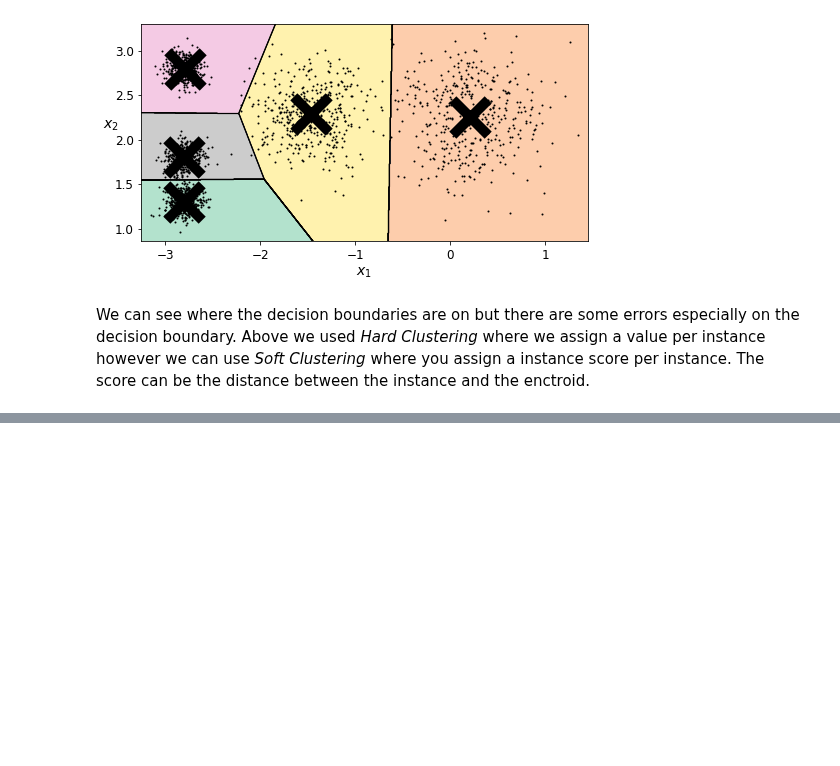
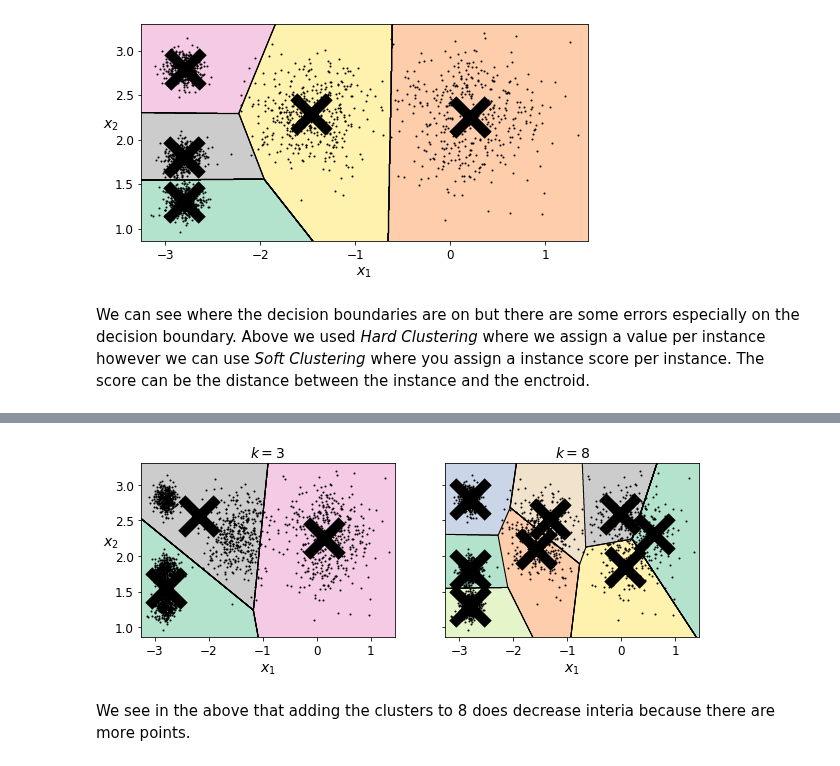
Before and after one commit to espanto28/handsonmlsklearnkerastf, a Jupyter notebook: Chapter9/Unsupervised Learning Techniques.ipynb, the cells around one changed output, grey strips where cells are left out. Cells and saved outputs as stored; diff of their text form; code cells hidden in the pictures; blank space fills up the shorter version.

```diff
--- a/Chapter9/Unsupervised Learning Techniques.ipynb
+++ b/Chapter9/Unsupervised Learning Techniques.ipynb
@@ -222,0 +340,5 @@ We can see where the decision boundaries are on but there are some errors especi
+# %%
+good_init = np.array([[-3, 3], [-3, 2], [-3, 1], [-1, 2], [0, 2]])
+kmeans = KMeans(n_clusters=5, init=good_init, n_init=1, random_state=42)
+kmeans.fit(X)
+kmeans.inertia_
@@ -222,0 +366,4 @@ We can see where the decision boundaries are on but there are some errors especi
+# %%
+#You can also use mini batches for speed
+minibatches_kmeans = MiniBatchKMeans(n_clusters=5, random_state=42)
+minibatches_kmeans.fit(X)
@@ -222,0 +382,27 @@ We can see where the decision boundaries are on but there are some errors especi
+# %%
+def plot_clusterer_comparison(clusterer1, clusterer2, X, title1=None, title2=None):
+    clusterer1.fit(X)
+    clusterer2.fit(X)
+
+    plt.figure(figsize=(10, 3.2))
+
+    plt.subplot(121)
+    plot_decision_boundaries(clusterer1, X)
+    if title1:
+        plt.title(title1, fontsize=14)
+
+    plt.subplot(122)
+    plot_decision_boundaries(clusterer2, X, show_ylabels=False)
+    if title2:
+        plt.title(title2, fontsize=14)
+# %%
+kmeans_k3 = KMeans(n_clusters=3, random_state=42)
+kmeans_k8 = KMeans(n_clusters=8, random_state=42)
+
+plot_clusterer_comparison(kmeans_k3, kmeans_k8, X, "$k=3$", "$k=8$")
+#save_fig("bad_n_clusters_plot")
+plt.show()
+# %% [output]
+[figure, added]
+# %% [markdown]
+We see in the above that adding the clusters to 8 does decrease interia because there are more points.
```
Also changed, not shown: parts of 36 cells of this notebook, 1 other file.
